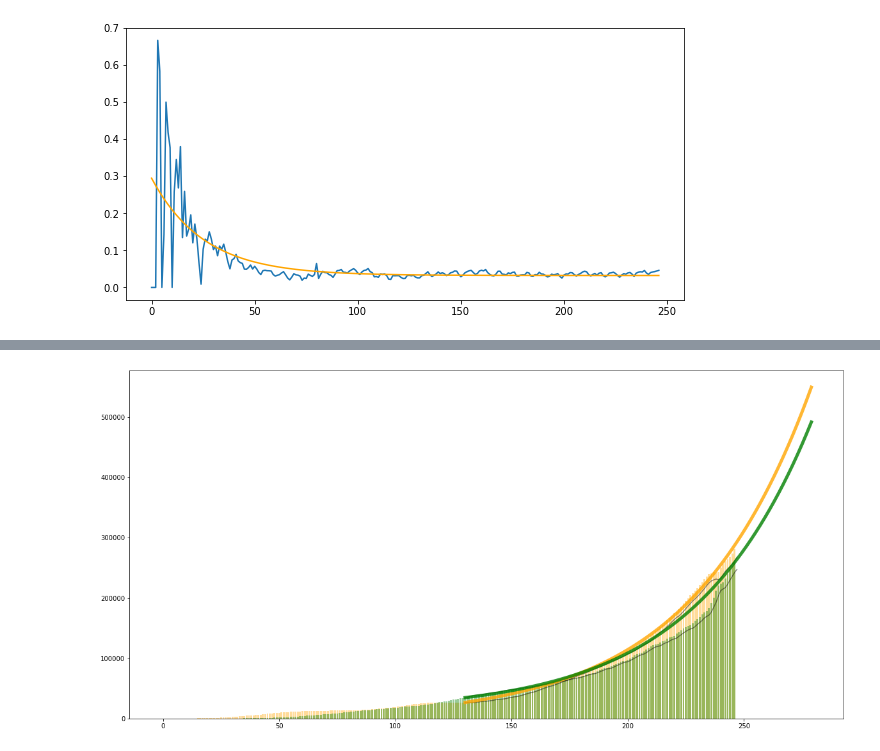
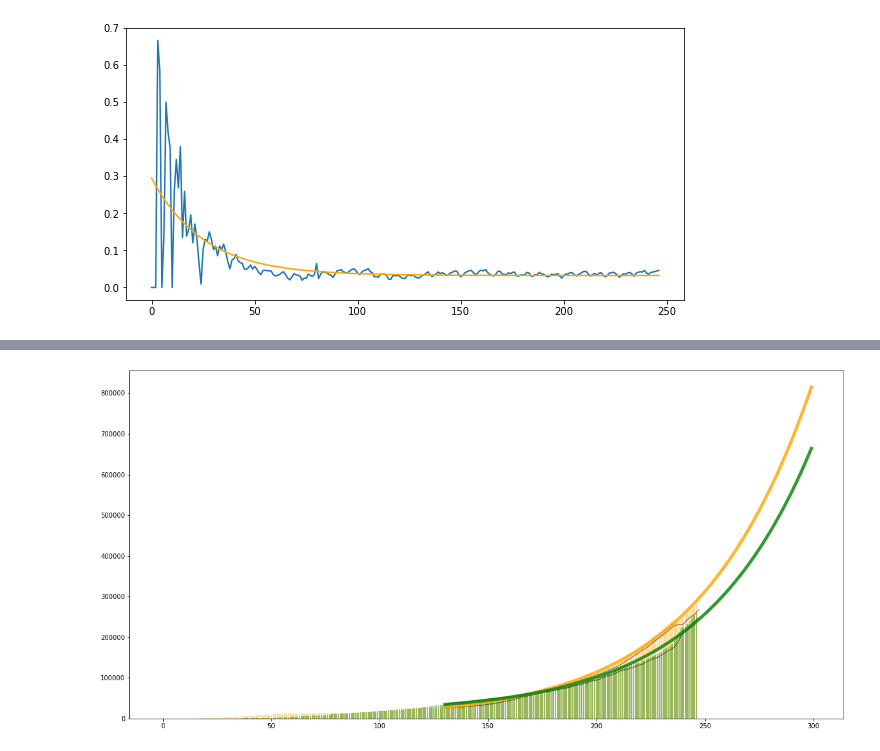
Before and after one commit to FelisLynx/corona_predictor, a Jupyter notebook: corona_predictor_SIR.ipynb, the cells around one changed output, grey strips where cells are left out. Cells and saved outputs as stored; diff of their text form; code cells hidden in the pictures.

Commit message:
done iterational fine tuning for B and Y

```diff
--- a/corona_predictor_SIR.ipynb
+++ b/corona_predictor_SIR.ipynb
@@ -221,11 +217,11 @@ from sklearn.metrics import mean_squared_error
 
 #starting on the edge is very unstable
 start_day = 130
-days = np.arange(280)
+days = np.arange(300)
 days_slice = days[start_day:]
 
-#DEBUG!!!!!
-#inf_r_opt_coef[2]=0.038
+if len(days) < start_day:
+    raise ValueError("start day must be within days range!")
 
 def calculate_SIR_arrays():
 
@@ -260,32 +256,72 @@ def calculate_SIR_arrays():
 
 S,I,R,Sr,Ir,Rr = calculate_SIR_arrays()
 
-def get_rmse():
-    infected_slice = infected[start_day:]
-    rmse = mean_squared_error(infected_slice,
-                              I[:len(infected_slice)],
+def get_rmse(arr1 = infected, arr2 = I):
+    arr1_slice = arr1[start_day:]
+    rmse = mean_squared_error(arr1_slice,
+                              arr2[:len(arr1_slice)],
                               squared=False)
     return(rmse)
 
+
+###########################
+# coefficient fine tuning #
+###########################
 step = 0.1
-rmse_arr = [get_rmse()]
-fuse = 0
+rmse_arr = [get_rmse(recovered, R)]
+iter_counter = 0
+max_iterations = 30
+rmse_step_thd = 50
 while 1:
     #print(inf_r_opt_coef[2])
-    inf_r_opt_coef[2] = inf_r_opt_coef[2] * (1+step)
+    removal_rate *= 1 + step
     S,I,R,Sr,Ir,Rr = calculate_SIR_arrays()
-    rmse_arr.append(get_rmse())
+    rmse_arr.append(get_rmse(recovered, R))
     if rmse_arr[-1]<rmse_arr[-2]:
+        if abs(rmse_arr[-1]-rmse_arr[-2])<rmse_step_thd:
+            print("γ rmse step smaller than thd: {0} < {1}".format(int(abs(rmse_arr[-1]-rmse_arr[-2])), rmse_step_thd))
+            break
         step /= 2
+        #print("---- removal_rate =", round(removal_rate,4))
     else:
         step *= -1
-    fuse += 1
-    if fuse>20: break
-    if abs(rmse_arr[-1]-rmse_arr[-2])<100: break
+    iter_counter += 1
+    if iter_counter > max_iterations:
+        print("reached maximum iterations")
+        break
+print("γ optimisations steps done =", len(rmse_arr))
+print("final γ RMSE =", int(rmse_arr[-1]))
+print("final γ value =", round(removal_rate,4))
+print()
 
+step = 0.1
+rmse_arr = [get_rmse(infected, I)]
+iter_counter = 0
+max_iterations = 30
+rmse_step_thd = 50
+while 1:
+    #print(inf_r_opt_coef[2])
+    inf_r_opt_coef[2] *= 1 + step
+    S,I,R,Sr,Ir,Rr = calculate_SIR_arrays()
+    rmse_arr.append(get_rmse(infected, I))
+    if rmse_arr[-1]<rmse_arr[-2]:
+        if abs(rmse_arr[-1]-rmse_arr[-2])<rmse_step_thd:
+            print("β rmse step smaller than thd: {0} < {1}".format(int(abs(rmse_arr[-1]-rmse_arr[-2])), rmse_step_thd))
+            break
+        step /= 2
+        #print("---- inf_r_opt_coef[2] =", round(inf_r_opt_coef[2],4))
+    else:
+        step *= -1
+    iter_counter += 1
+    if iter_counter > max_iterations:
+        print("reached maximum iterations")
+        break
 print("β optimisations steps done =", len(rmse_arr))
-print("final infected RMSE =", int(rmse_arr[-1]))
-print("final inf_r_opt_coef[2] =", round(inf_r_opt_coef[2],3))
+print("final β RMSE =", int(rmse_arr[-1]))
+print("final β value =", round(inf_r_opt_coef[2],4))
+###########################
+# coefficient fine tuning #
+###########################
 
 plt.rcParams["figure.figsize"] = [20,10]
 fig = plt.figure()
@@ -293,11 +329,6 @@ fig = plt.figure()
 #plt.plot(S)
 plt.bar(days[:len(infected[:len(days)])], infected[:len(days)], color="orange", alpha=0.4)
 plt.bar(days[:len(removed[:len(days)])], removed[:len(days)], color="green", alpha=0.4)
-
-##################
-#plt.plot(infected_slice)
-#plt.plot(I[:len(infected_slice)])
-##################
 
 plt.plot(days_slice[:len(Ir)], Ir[:len(days)-start_day], color="black", alpha=0.45)
 plt.plot(days_slice[:len(Rr)], Rr[:len(days)-start_day], color="black", alpha=0.45)
@@ -314 +351 @@ final inf_r_opt_coef[2] = 0.038
-[figure, old version]
+[figure, new version]
```
Also changed, not shown: parts of 5 cells of this notebook.
